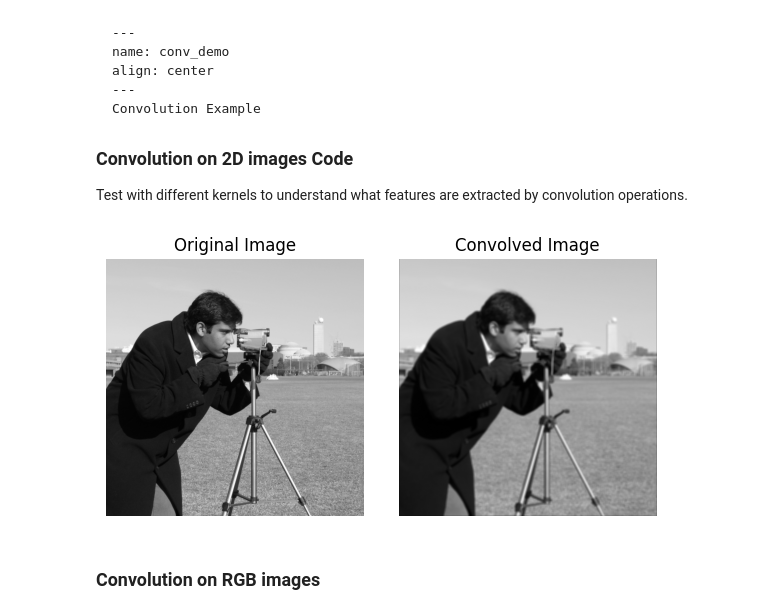
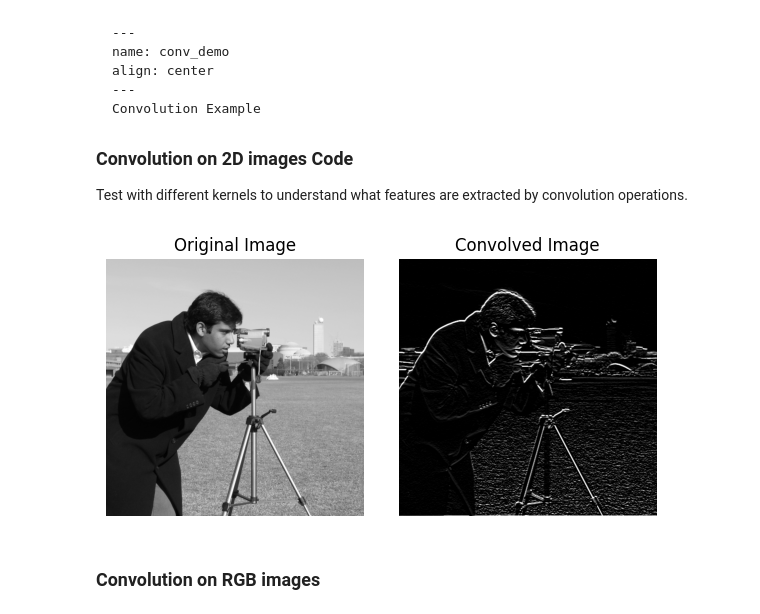
Before and after one commit to naresh-ub/naresh-ub.github.io, a Jupyter notebook: book/guest_lectures/cvip-573-cnns.ipynb, the cells around one changed output. Drawn from its saved outputs; the diff is of its cells as text; code cells hidden in the pictures.

```diff
--- a/book/guest_lectures/cvip-573-cnns.ipynb
+++ b/book/guest_lectures/cvip-573-cnns.ipynb
@@ -242,13 +242,15 @@ Convolution Example
 
 Test with different kernels to understand what features are extracted by convolution operations.
 # %%
-def pad_image(image, pad):
-    """Zero-pad the input image."""
-    return np.pad(image, pad_width=pad, mode='constant', constant_values=0)
+def pad_image(image, padding):
+    """
+    Zero-pad a 2D image.
+    """
+    return np.pad(image, pad_width=padding, mode='constant', constant_values=0)
 
 def convolve2d(image, kernel, stride=1, padding=0):
     """
-    Perform 2D convolution with given stride and padding.
+    Perform 2D convolution with optional stride and zero-padding.
 
     Args:
         image (np.ndarray): Grayscale image (H x W)
@@ -259,17 +261,17 @@ def convolve2d(image, kernel, stride=1, padding=0):
     Returns:
         np.ndarray: Convolved output image
     """
-    # Flip the kernel (for true convolution)
+    # Flip the kernel for convolution (not needed for cross-correlation)
     kernel = np.flipud(np.fliplr(kernel))
 
-    # Pad the input image
+    # Pad the image
     if padding > 0:
         image = pad_image(image, padding)
 
     H, W = image.shape
     kH, kW = kernel.shape
 
-    # Calculate output dimensions
+    # Compute output dimensions
     out_H = (H - kH) // stride + 1
     out_W = (W - kW) // stride + 1
 
@@ -281,6 +283,9 @@ def convolve2d(image, kernel, stride=1, padding=0):
         for j in range(out_W):
             region = image[i*stride:i*stride+kH, j*stride:j*stride+kW]
             output[i, j] = np.sum(region * kernel)
+
+    # Normalize output to range [0, 255] for display
+    output = np.clip(output, 0, 255)
 
     return output
 
@@ -351,16 +356,16 @@ box_edge_kernel = np.array([
 ], dtype=np.float32)
 # %%
 # Define kernel
-# kernel = gaussian_blur_kernel
+kernel = sobel_y_kernel
 
-kernel = np.ones((5, 5), dtype=np.float32) / 9.0
+# kernel = np.ones((5, 5), dtype=np.float32) / 9.0
 
 # Apply convolution
 convolved_img = convolve2d(img, kernel, stride=1, padding=1)  # padding=1 to preserve size
 
 plot_images_grid([img, convolved_img], titles=["Original Image", "Convolved Image"], images_per_row=2, figsize=(6, 3), cmap = "gray")
 # %% [output]
-[figure, old version]
+[figure, new version]
 # %% [markdown]
 ### Convolution on RGB images
 # %%
```
Also changed, not shown: parts of 2 cells of this notebook.
